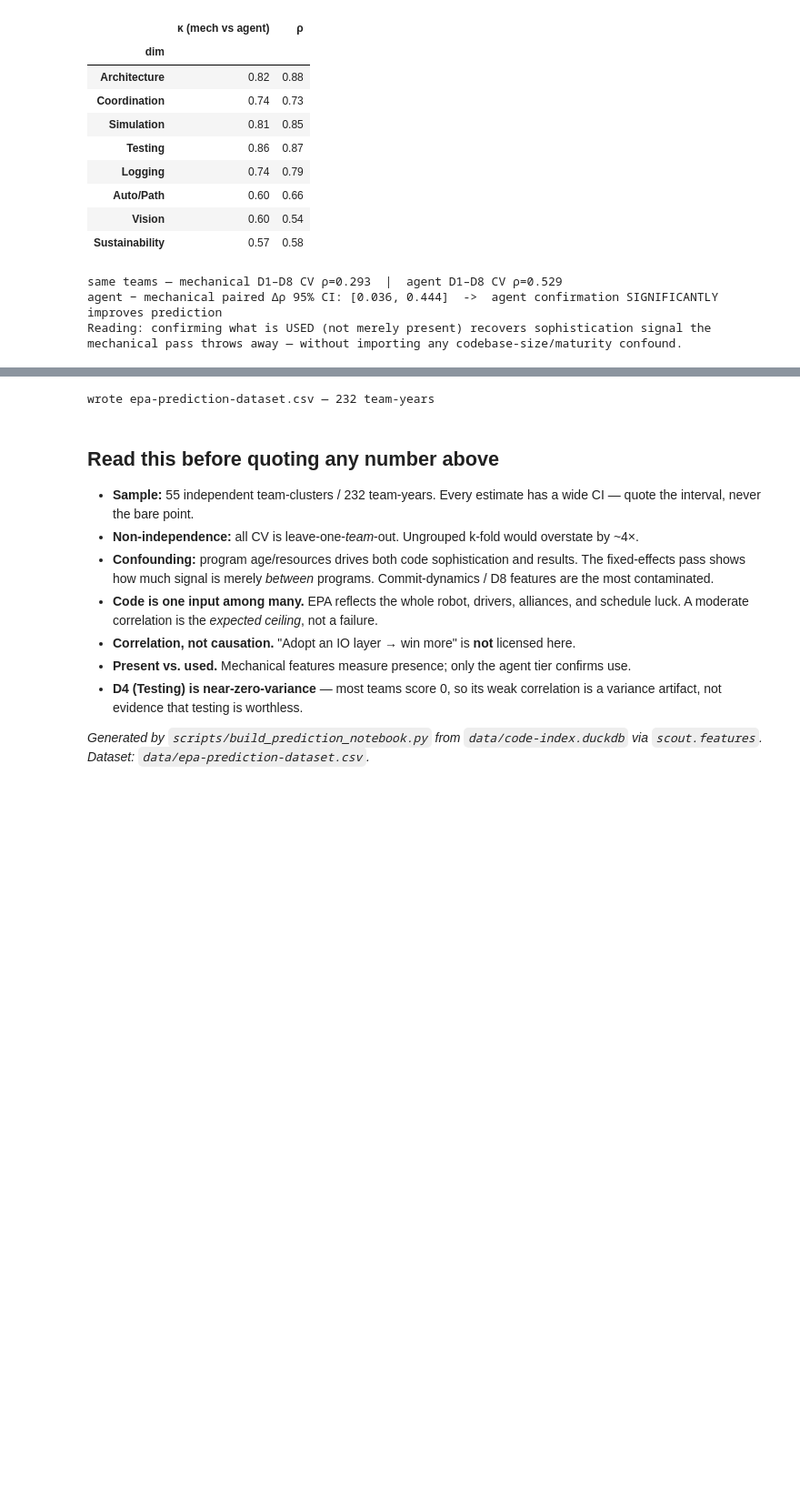
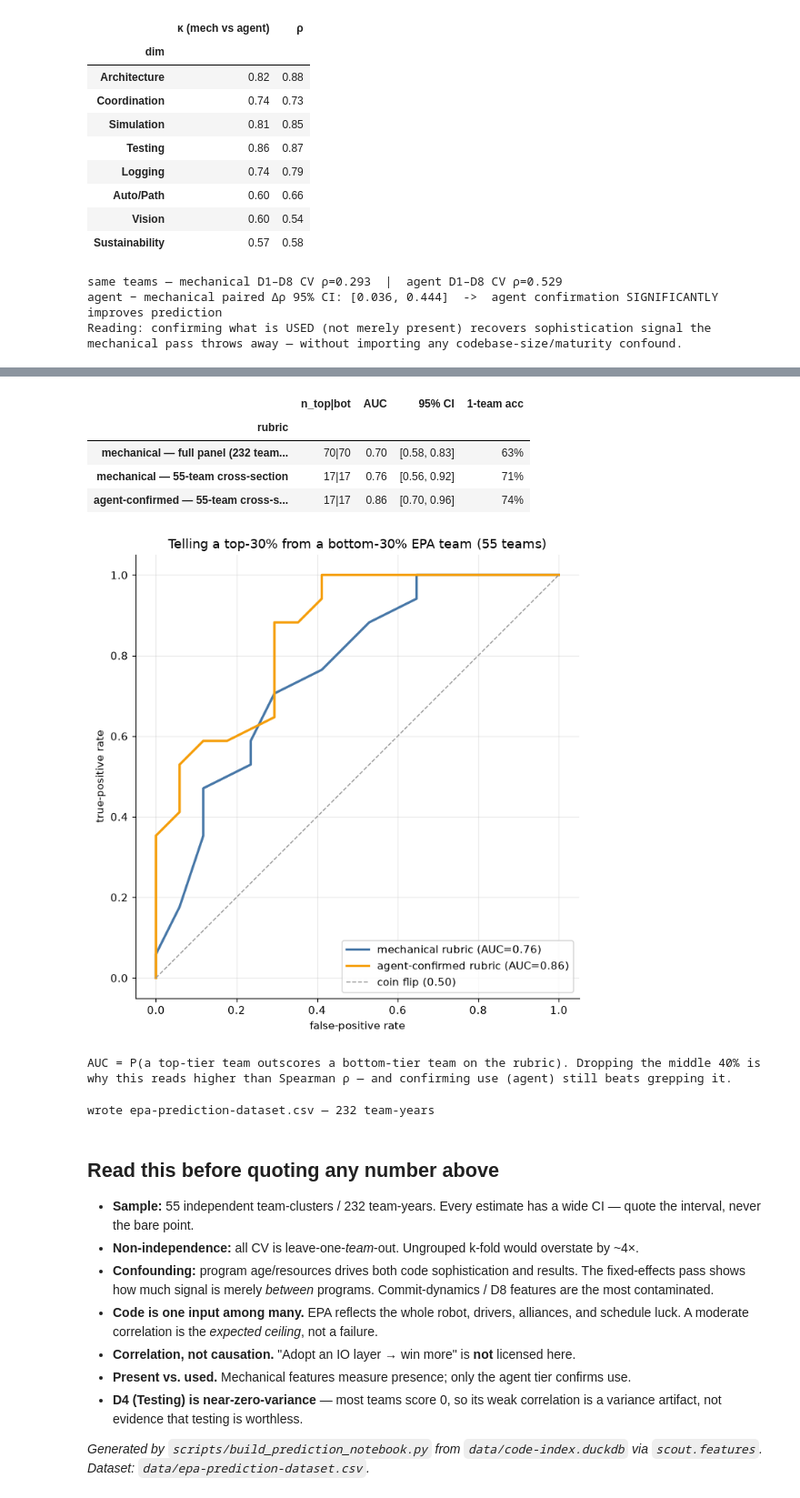
Before and after one commit to League-Robotics/frc-code-scout, a Jupyter notebook: notebooks/epa-prediction.ipynb, the cells around one changed output, grey strips where cells are left out. Shown at 91% size. Drawn from its saved outputs; the diff is of its cells as text; code cells hidden in the pictures; blank space fills up the shorter version.

```diff
--- a/notebooks/epa-prediction.ipynb
+++ b/notebooks/epa-prediction.ipynb
@@ -471,3 +479,66 @@ Reading: confirming what is USED (not merely present) recovers sophistication si
+# %%
+from sklearn.metrics import roc_auc_score, roc_curve
+
+def tb_split(df, frac=0.30):
+    lo, hi = df.y_std.quantile(frac), df.y_std.quantile(1-frac)
+    k = df[(df.y_std<=lo) | (df.y_std>=hi)].copy(); k["is_top"] = (k.y_std>=hi).astype(int)
+    return k
+def loo_acc(scores, labels):           # each team classified by a threshold fit on the others
+    s, l = np.asarray(scores,float), np.asarray(labels,int); ok = 0
+    for i in range(len(s)):
+        m = np.ones(len(s),bool); m[i]=False
+        thr = (s[m][l[m]==1].mean() + s[m][l[m]==0].mean())/2
+        ok += ((s[i]>=thr) == (l[i]==1))
+    return ok/len(s)
+def tb_auc_ci(df, col, cluster, reps=2000):
+    out=[]; teams=df.team.unique()
+    for _ in range(reps):
+        if cluster:
+            idx=np.concatenate([np.where(df.team.values==t)[0] for t in RNG.choice(teams,len(teams),True)])
+            d=df.iloc[idx]
+        else:
+            d=df.sample(len(df), replace=True, random_state=int(RNG.integers(1e9)))
+        k=tb_split(d)
+        if k.is_top.nunique()==2: out.append(roc_auc_score(k.is_top, k[col]))
+    return np.percentile(out,[2.5,97.5])
+
+rows=[]; kp=tb_split(pan)
+rows.append({"rubric":"mechanical — full panel (232 team-yrs)", "n_top|bot": f"{kp.is_top.sum()}|{(kp.is_top==0).sum()}",
+             "AUC": roc_auc_score(kp.is_top, kp.cand_total), "CI": tb_auc_ci(pan,"cand_total",True),
+             "1-team acc": loo_acc(kp.cand_total, kp.is_top)})
+agp = ROOT/"data"/"agent-scores.csv"; ks=None
+if agp.exists():
+    ag = pd.read_csv(agp).rename(columns={"total":"agent_total"})[["team","year","agent_total"]]
+    sub = pan.merge(ag, on=["team","year"], how="inner"); ks = tb_split(sub)
+    for col,lab in [("cand_total","mechanical — 55-team cross-section"),
+                    ("agent_total","agent-confirmed — 55-team cross-section")]:
+        rows.append({"rubric":lab, "n_top|bot": f"{ks.is_top.sum()}|{(ks.is_top==0).sum()}",
+                     "AUC": roc_auc_score(ks.is_top, ks[col]), "CI": tb_auc_ci(sub,col,False),
+                     "1-team acc": loo_acc(ks[col], ks.is_top)})
+tbl = pd.DataFrame(rows)
+tbl["AUC"]=tbl.AUC.round(2); tbl["95% CI"]=tbl.CI.apply(lambda c: f"[{c[0]:.2f}, {c[1]:.2f}]")
+tbl["1-team acc"]=(tbl["1-team acc"]*100).round(0).astype(int).astype(str)+"%"
+display(tbl[["rubric","n_top|bot","AUC","95% CI","1-team acc"]].set_index("rubric"))
+
+if ks is not None:
+    fig, ax = plt.subplots(figsize=(6.6,6.6))
+    for col,c,lab in [("cand_total",NAT,"mechanical"),("agent_total",SD,"agent-confirmed")]:
+        fpr,tpr,_ = roc_curve(ks.is_top, ks[col])
+        ax.plot(fpr,tpr,color=c,lw=2.2,label=f"{lab} rubric (AUC={roc_auc_score(ks.is_top,ks[col]):.2f})")
+    ax.plot([0,1],[0,1],"--",color="#999",lw=1,label="coin flip (0.50)")
+    ax.set_xlabel("false-positive rate"); ax.set_ylabel("true-positive rate")
+    ax.set_title("Telling a top-30% from a bottom-30% EPA team (55 teams)")
+    ax.legend(loc="lower right"); ax.set_aspect("equal"); plt.tight_layout(); plt.show()
+print("AUC = P(a top-tier team outscores a bottom-tier team on the rubric). Dropping the middle 40% "
+      "is why this reads higher than Spearman ρ — and confirming use (agent) still beats grepping it.")
+# %% [output]
+|  | n_top|bot | AUC | 95% CI | 1-team acc |
+| rubric |  |  |  |  |
+| mechanical — full panel (232 team... | 70|70 | 0.70 | [0.58, 0.83] | 63% |
+| mechanical — 55-team cross-section | 17|17 | 0.76 | [0.56, 0.92] | 71% |
+| agent-confirmed — 55-team cross-s... | 17|17 | 0.86 | [0.70, 0.96] | 74% |
+[figure, added]
+AUC = P(a top-tier team outscores a bottom-tier team on the rubric). Dropping the middle 40% is why this reads higher than Spearman ρ — and confirming use (agent) still beats grepping it.
 # %%
 cols = ["team","name","is_sandiego","year"]+DIMS+["cand_total","norm_epa","y_std",
         "state_pctile","winrate","epa_points"]
```
Also changed, not shown: parts of 7 cells of this notebook, 9 other files.
